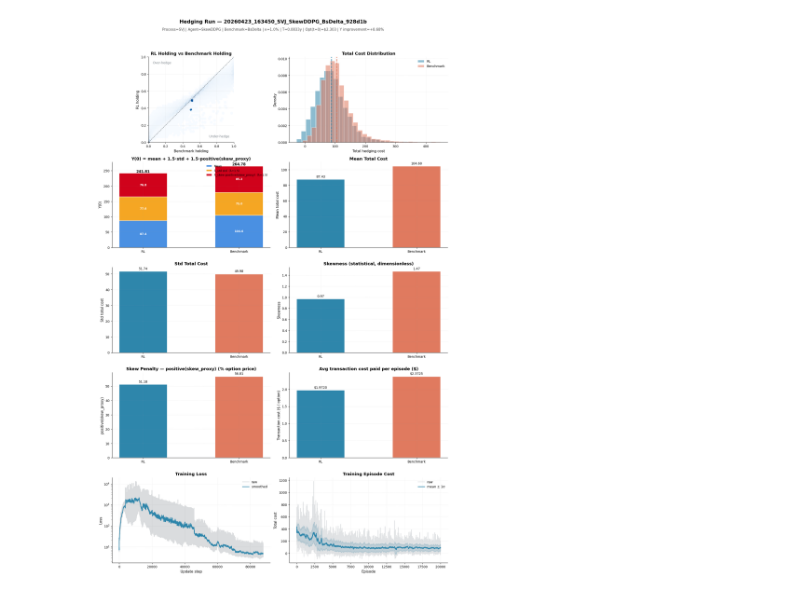
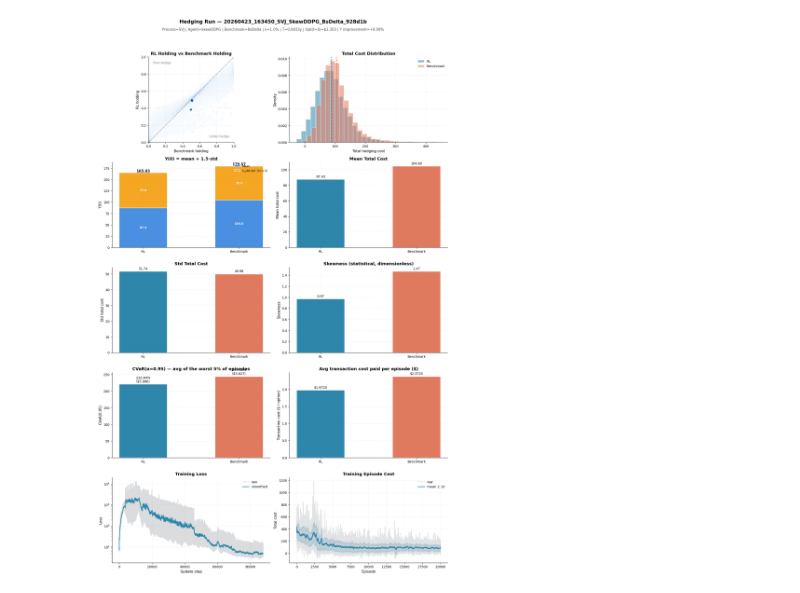
Before and after one commit to thibault-charbonnier/deep-hedging, a Jupyter notebook: notebooks/plot.ipynb, the cells around one changed output. Saved outputs shown, nothing was run; the diff lists cells and outputs as text; code cells hidden in the pictures.

```diff
--- a/notebooks/plot.ipynb
+++ b/notebooks/plot.ipynb
@@ -15,5 +15,5 @@ plot_run("20260423_162811_SVJ_SkewDDPG_BsDelta_def193",include_skew_in_y=True)
 # %%
-plot_run("20260423_163450_SVJ_SkewDDPG_BsDelta_928d1b",include_skew_in_y=True)
+plot_run("20260423_163450_SVJ_SkewDDPG_BsDelta_928d1b")
 # %% [output]
-[figure, old version]
+[figure, new version]
 # %%
```
Also changed, not shown: parts of 7 cells of this notebook, 8 other files.
